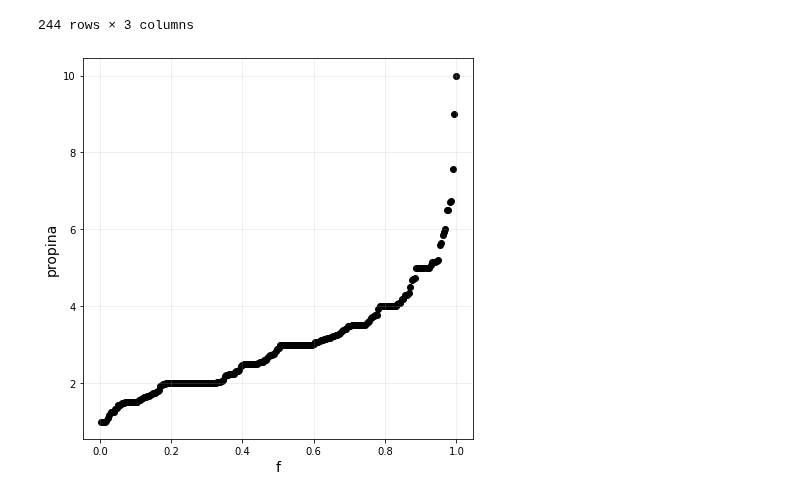
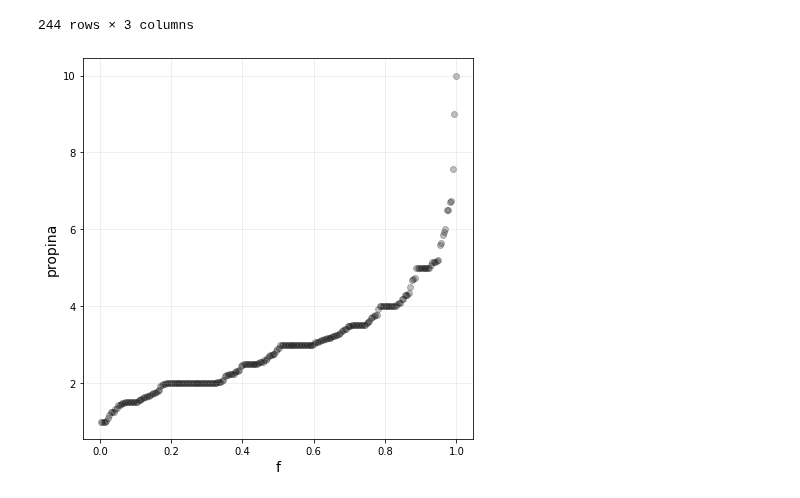
Before and after one commit to CAMM961001/itam-mcd, a Jupyter notebook: fundamentos-estadisticos/libros/analisis_exploratorio.ipynb, the cells around one changed output. Cells and saved outputs as stored; diff of their text form; code cells hidden in the pictures.

```diff
--- a/fundamentos-estadisticos/libros/analisis_exploratorio.ipynb
+++ b/fundamentos-estadisticos/libros/analisis_exploratorio.ipynb
@@ -126,19 +249,19 @@ orden_propina
 # %%
 #Se hacen las gráficas de cuantiles
 x1_feat, y_feat = "f", "propina"
 
 #Tamaño de la figura
 plt.figure(figsize=(7,7))
 
 #Graficando para X1
 plt.scatter(x=orden_propina[x1_feat],
            y=orden_propina[y_feat],
            c='black',
-           alpha=1)
+           alpha=0.25)
 
 #Styling
 plt.xlabel(x1_feat, fontsize=14)
 plt.ylabel(y_feat, fontsize=14)
 plt.grid(alpha=0.25)
 # %% [output]
-[figure, old version]
+[figure, new version]
```
Also changed, not shown: parts of 13 cells of this notebook, 1 other file.
